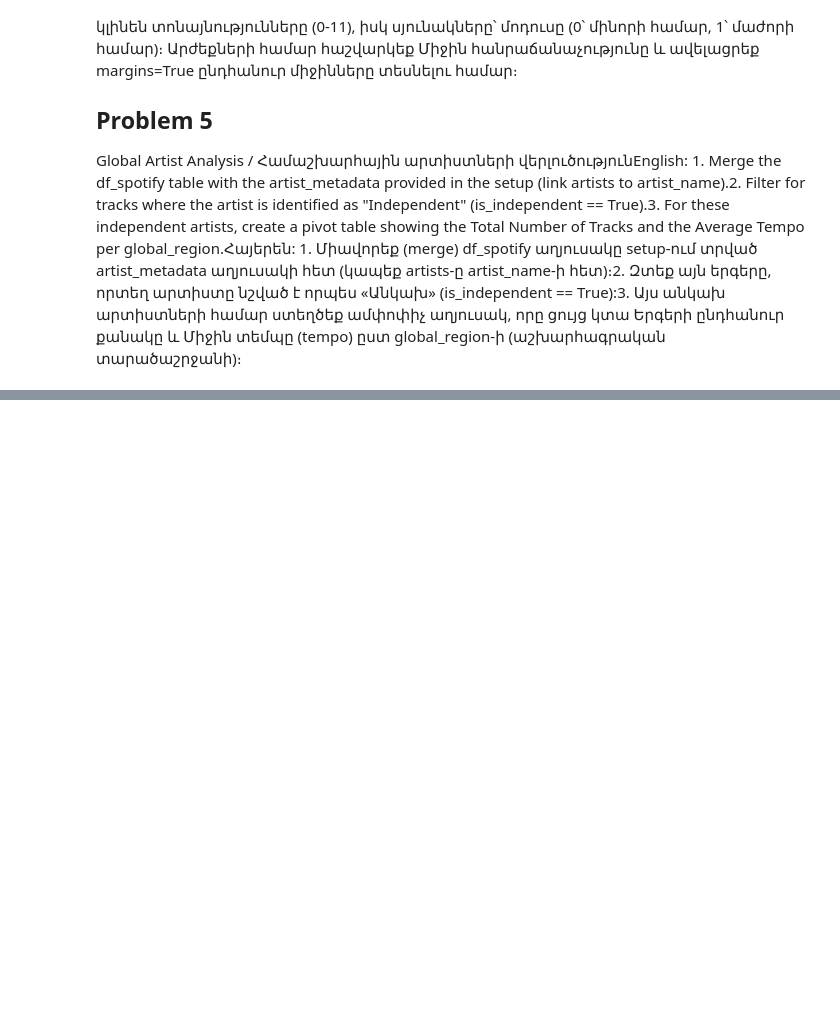
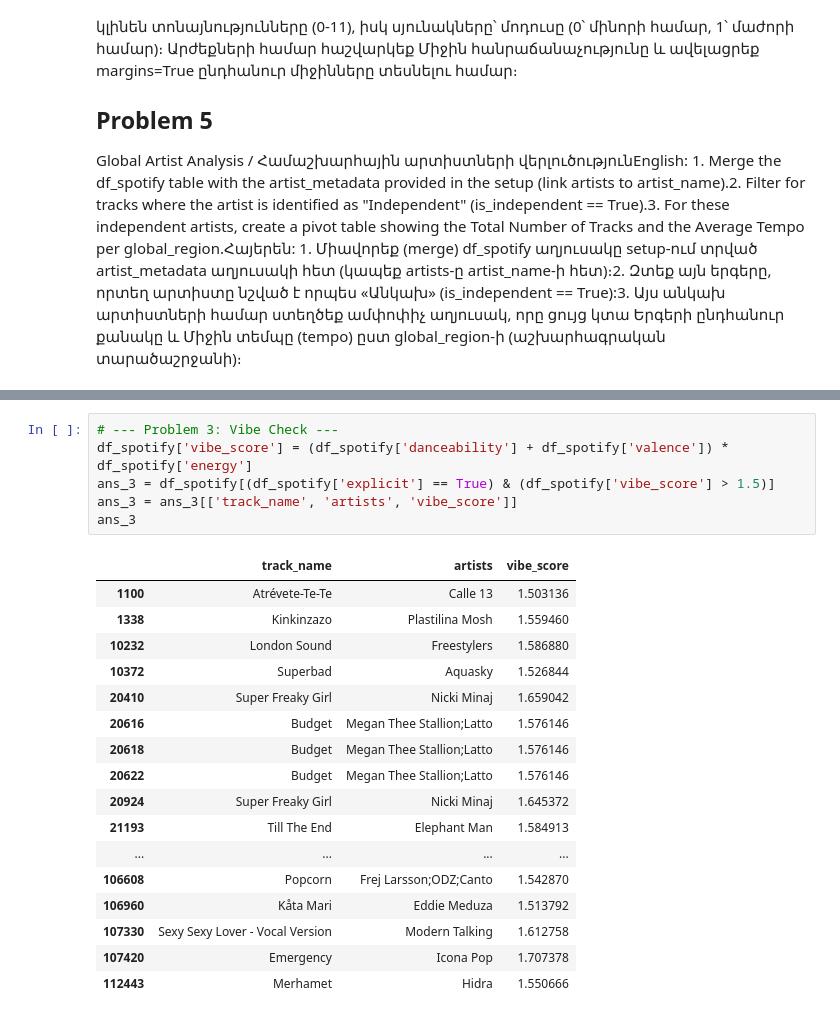
Before and after one commit to iamlajoya21/ml_bootcamp, a Jupyter notebook: current/classwork/Feb21.ipynb, the cells around one changed output, grey strips where cells are left out. Drawn from its saved outputs; the diff is of its cells as text; blank space fills up the shorter version.

```diff
--- a/current/classwork/Feb21.ipynb
+++ b/current/classwork/Feb21.ipynb
@@ -70,0 +111,24 @@ Global Artist Analysis / Համաշխարհային արտիստների վեր
+# %%
+# --- Problem 3: Vibe Check ---
+df_spotify['vibe_score'] = (df_spotify['danceability'] + df_spotify['valence']) * df_spotify['energy']
+ans_3 = df_spotify[(df_spotify['explicit'] == True) & (df_spotify['vibe_score'] > 1.5)]
+ans_3 = ans_3[['track_name', 'artists', 'vibe_score']]
+ans_3
+# %% [output]
+|  | track_name | artists | vibe_score |
+| 1100 | Atrévete-Te-Te | Calle 13 | 1.503136 |
+| 1338 | Kinkinzazo | Plastilina Mosh | 1.559460 |
+| 10232 | London Sound | Freestylers | 1.586880 |
+| 10372 | Superbad | Aquasky | 1.526844 |
+| 20410 | Super Freaky Girl | Nicki Minaj | 1.659042 |
+| 20616 | Budget | Megan Thee Stallion;Latto | 1.576146 |
+| 20618 | Budget | Megan Thee Stallion;Latto | 1.576146 |
+| 20622 | Budget | Megan Thee Stallion;Latto | 1.576146 |
+| 20924 | Super Freaky Girl | Nicki Minaj | 1.645372 |
+| 21193 | Till The End | Elephant Man | 1.584913 |
+| ... | ... | ... | ... |
+| 106608 | Popcorn | Frej Larsson;ODZ;Canto | 1.542870 |
+| 106960 | Kåta Mari | Eddie Meduza | 1.513792 |
+| 107330 | Sexy Sexy Lover - Vocal Version | Modern Talking | 1.612758 |
+| 107420 | Emergency | Icona Pop | 1.707378 |
+| 112443 | Merhamet | Hidra | 1.550666 |
```
Also changed, not shown: parts of 7 cells of this notebook, 1 other file.
